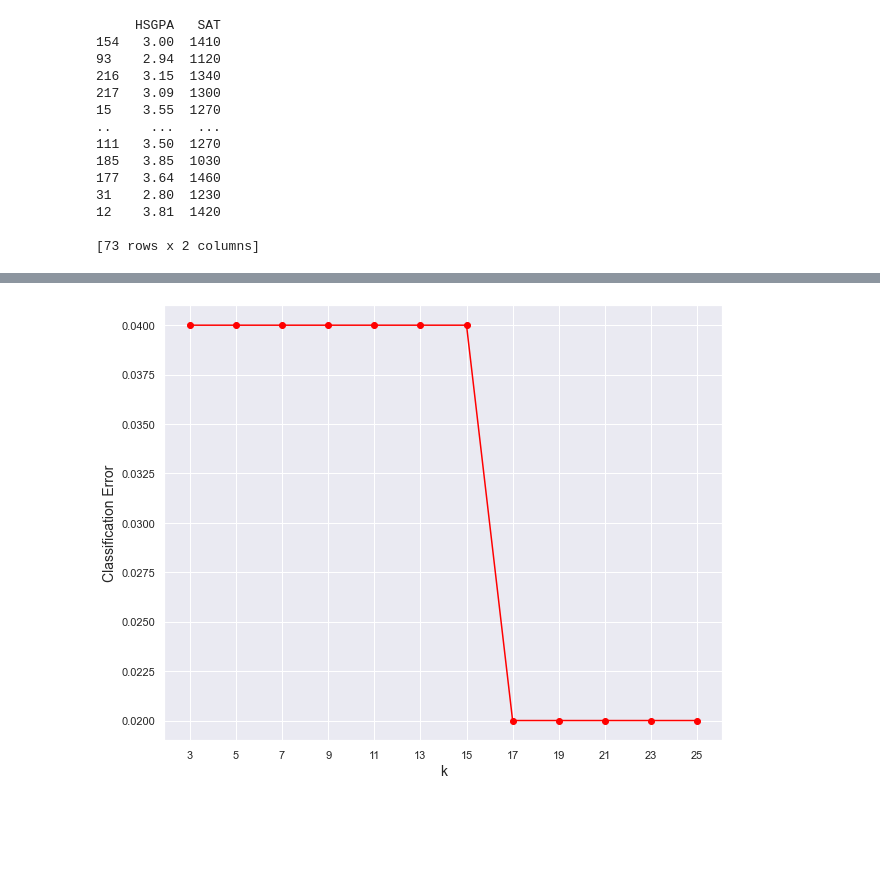
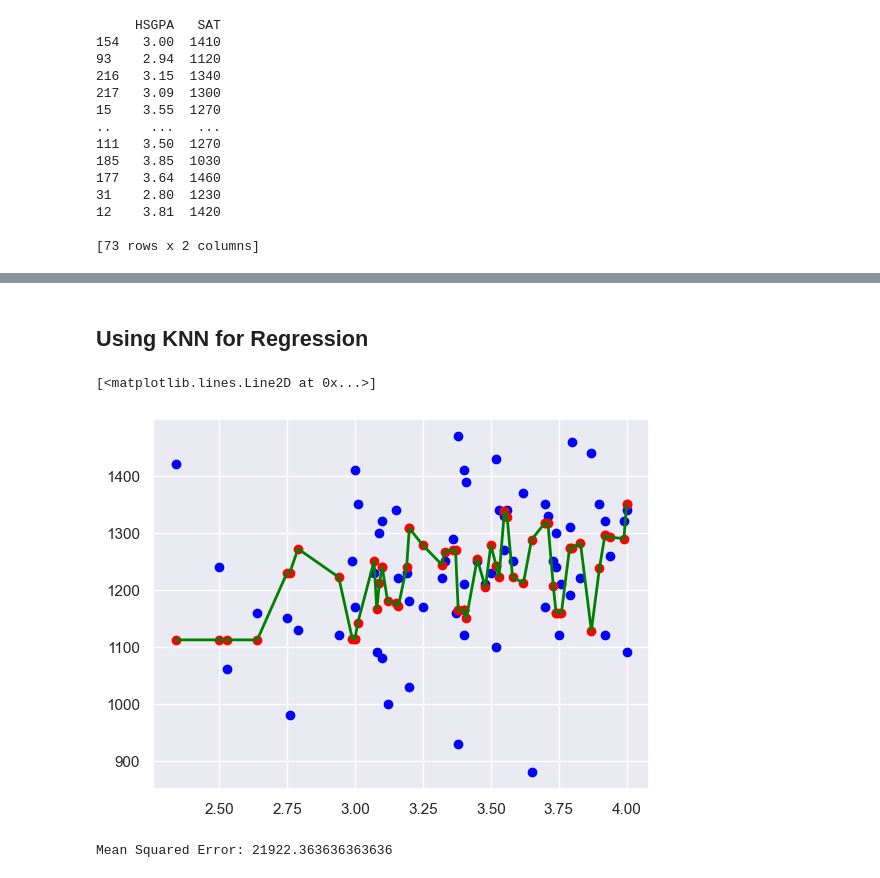
Before and after one commit to faithz314/INDE577, a Jupyter notebook: 577repo/Supervised Learning/5_K Nearest Neighbors/KNN.ipynb, the cells around one changed output, grey strips where cells are left out. Cells and saved outputs as stored; diff of their text form; code cells hidden in the pictures; blank space fills up the shorter version.

```diff
--- a/577repo/Supervised Learning/5_K Nearest Neighbors/KNN.ipynb
+++ b/577repo/Supervised Learning/5_K Nearest Neighbors/KNN.ipynb
@@ -183,9 +173,42 @@ NameError: name 'classification_error' is not defined
-# %%
-plt.figure(figsize = (10, 8))
-plt.plot(possible_k, errors, color = 'red', marker = "o")
-plt.xlabel('k', fontsize = 14)
-plt.ylabel('Classification Error', fontsize = 14)
-plt.xticks(possible_k)
-plt.show()
-# %% [output]
-[figure, removed]
+# %% [markdown]
+## Using KNN for Regression
+# %%
+import numpy as np
+from sklearn.model_selection import train_test_split
+from sklearn.neighbors import KNeighborsRegressor
+from sklearn.metrics import mean_squared_error
+
+# Assuming X contains high school GPA and y contains SAT scores
+df['SAT'] = df['SATV'] + df['SATM']
+
+Xreg = df['HSGPA'].values.reshape(-1, 1)
+
+yreg= df['SAT']
+
+
+# Split the data into training and testing sets
+X_train, X_test, y_train, y_test = train_test_split(Xreg, yreg, test_size=0.3, random_state=42)
+
+# Initialize the KNN regressor with k=5 (you can adjust k as needed)
+knn = KNeighborsRegressor(n_neighbors=5)
+
+# Train the KNN regressor on the training data
+knn.fit(X_train, y_train)
+
+# Predict SAT scores for the test data
+y_pred = knn.predict(X_test)
+
+plt.scatter(X_test, y_test, color='blue', label='Actual')
+plt.scatter(X_test, y_pred, color='red', label='Predicted')
+
+plt.plot(X_test_sorted, y_pred_sorted, color='green', linewidth=2, label='Regression Line')
+# %% [output]
+[<matplotlib.lines.Line2D at 0x...>]
+[figure, added]
+# %%
+
+# Calculate Mean Squared Error (MSE) as a measure of performance
+mse = mean_squared_error(y_test, y_pred)
+print("Mean Squared Error:", mse)
+# %% [output]
+Mean Squared Error: 21922.363636363636
```
Also changed, not shown: parts of 5 cells of this notebook.
